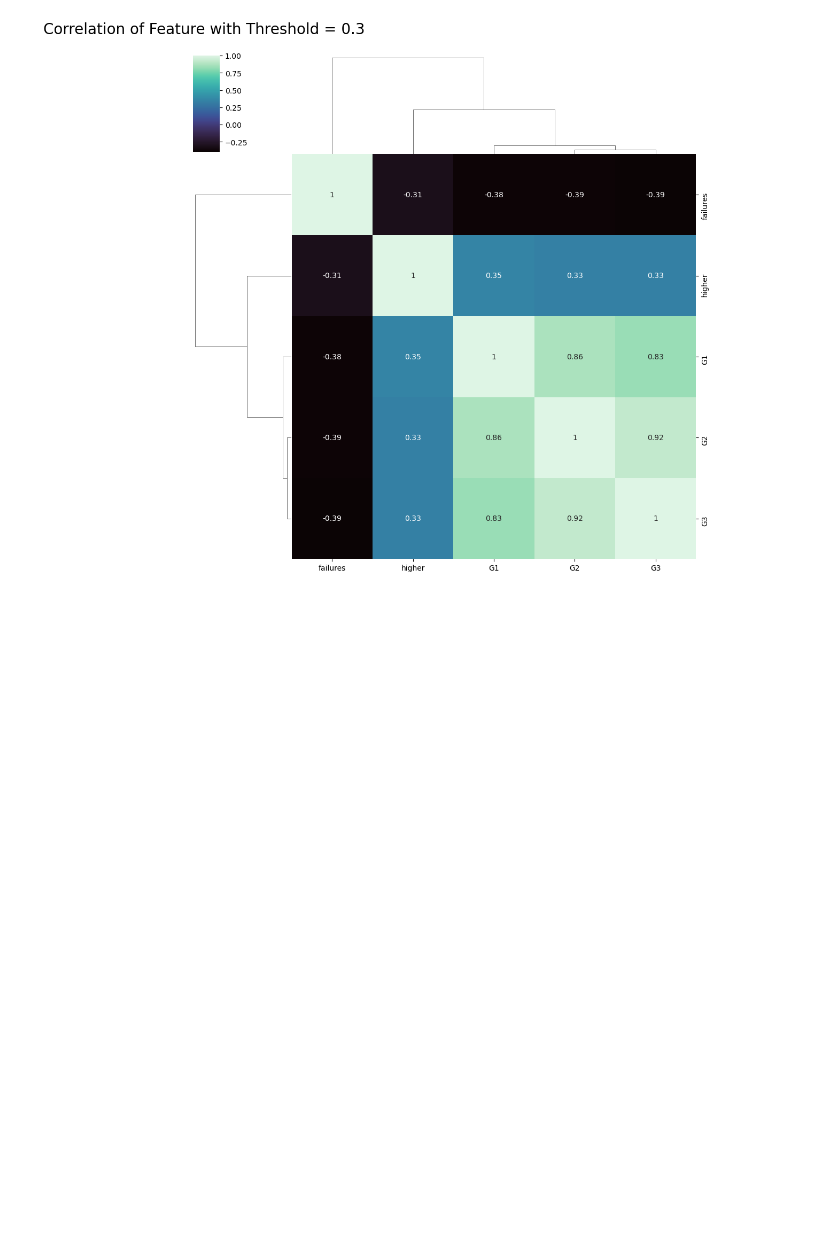
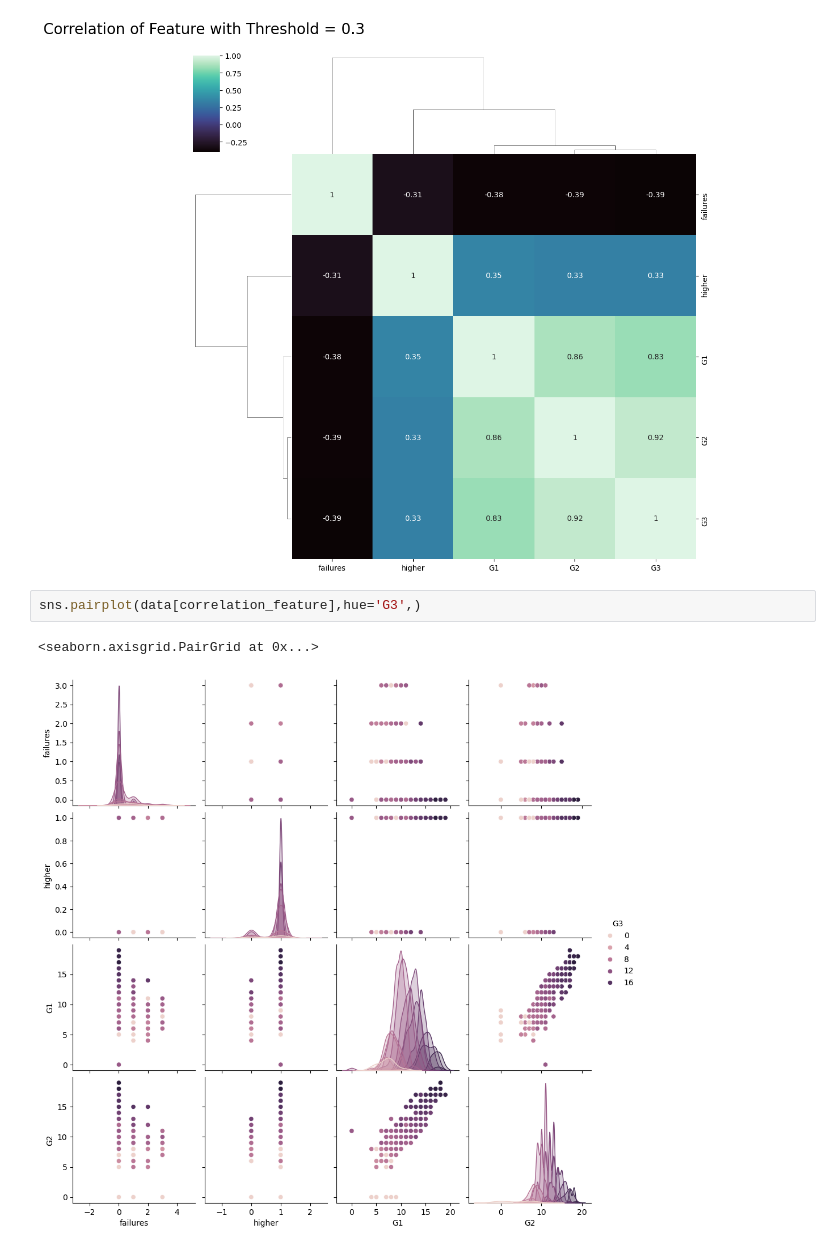
Before and after one commit to kienvbhp872004/predict-grade-of-student, a Jupyter notebook: Predict-Grade-of-Student.ipynb, the cells around one changed output. Drawn from its saved outputs; the diff is of its cells as text; blank space fills up the shorter version.

```diff
--- a/Predict-Grade-of-Student.ipynb
+++ b/Predict-Grade-of-Student.ipynb
@@ -370,3 +370,8 @@ plt.show()
 # %% [output]
 <Figure size 900x700 with 0 Axes>
 [figure]
+# %%
+sns.pairplot(data[correlation_feature],hue='G3',)
+# %% [output]
+<seaborn.axisgrid.PairGrid at 0x...>
+[figure, added]
```
Also changed, not shown: parts of 44 cells of this notebook.
